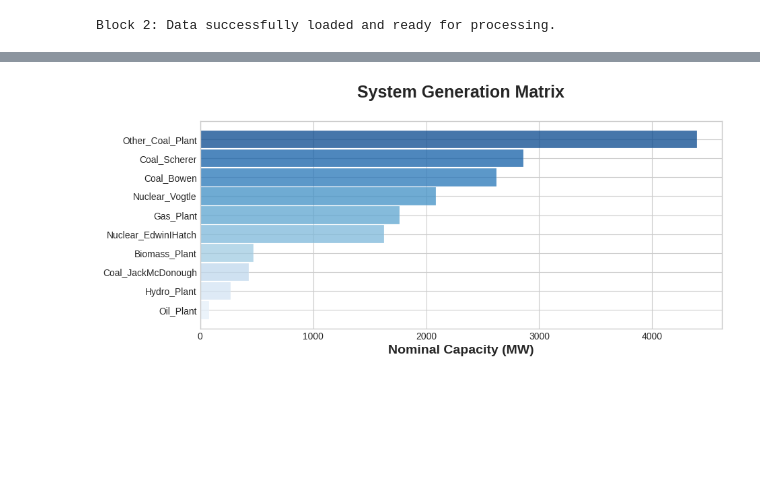
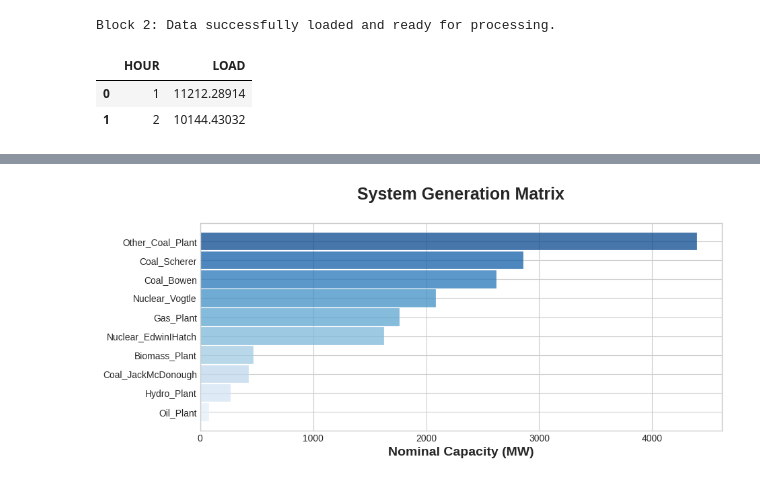
Before and after one commit to brysonje/Operations_research, a Jupyter notebook: Power_plant_schedule_problem.ipynb, the cells around one changed output, grey strips where cells are left out. Saved outputs shown, nothing was run; the diff lists cells and outputs as text; code cells hidden in the pictures; blank space fills up the shorter version.

```diff
--- a/Power_plant_schedule_problem.ipynb
+++ b/Power_plant_schedule_problem.ipynb
@@ -29,3 +29,9 @@ df_health = pd.read_csv(url_df_health_cost)
 print("Block 2: Data successfully loaded and ready for processing.")
 # %% [output]
 Block 2: Data successfully loaded and ready for processing.
+# %%
+df_demand.head(2)
+# %% [output]
+|  | HOUR | LOAD |
+| 0 | 1 | 11212.28914 |
+| 1 | 2 | 10144.43032 |
```
Also changed, not shown: parts of 3 cells of this notebook.
